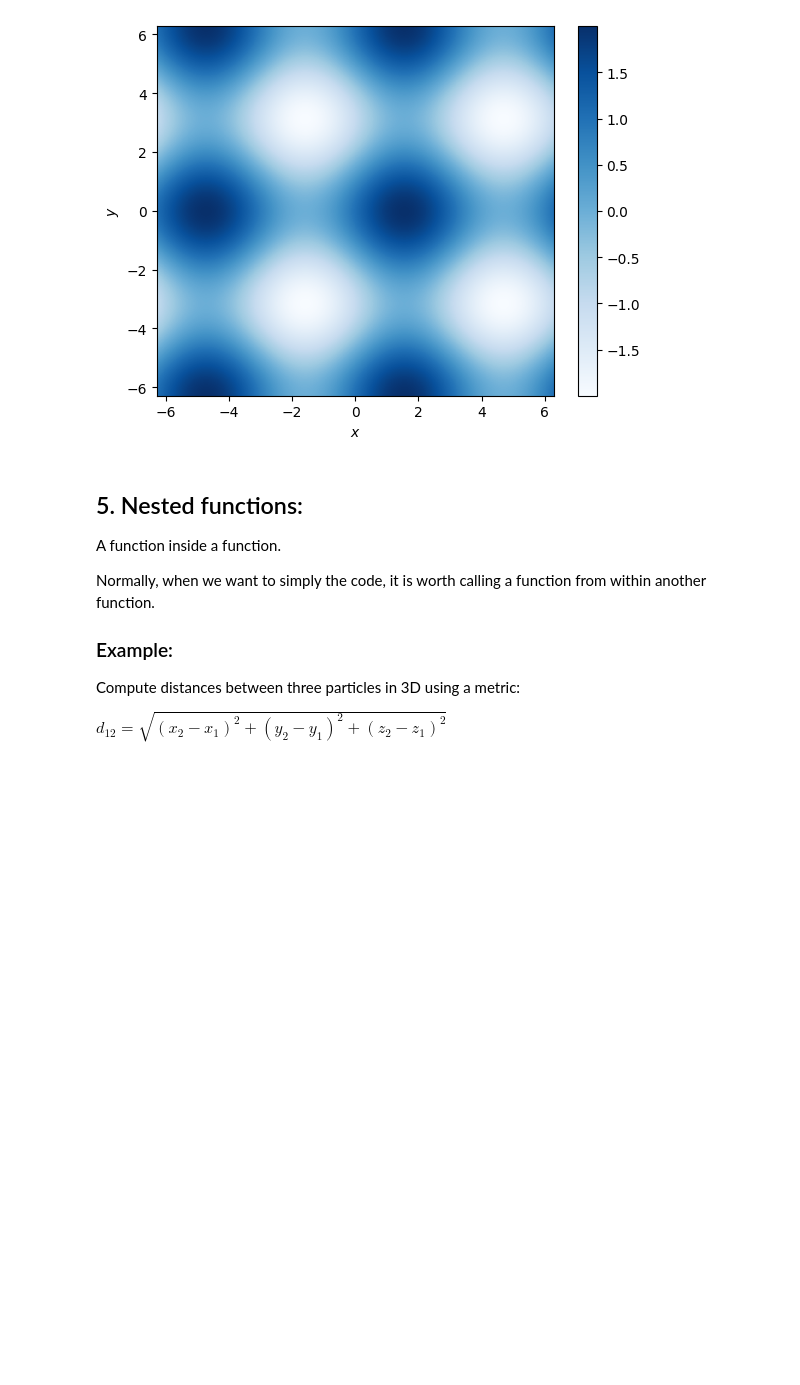
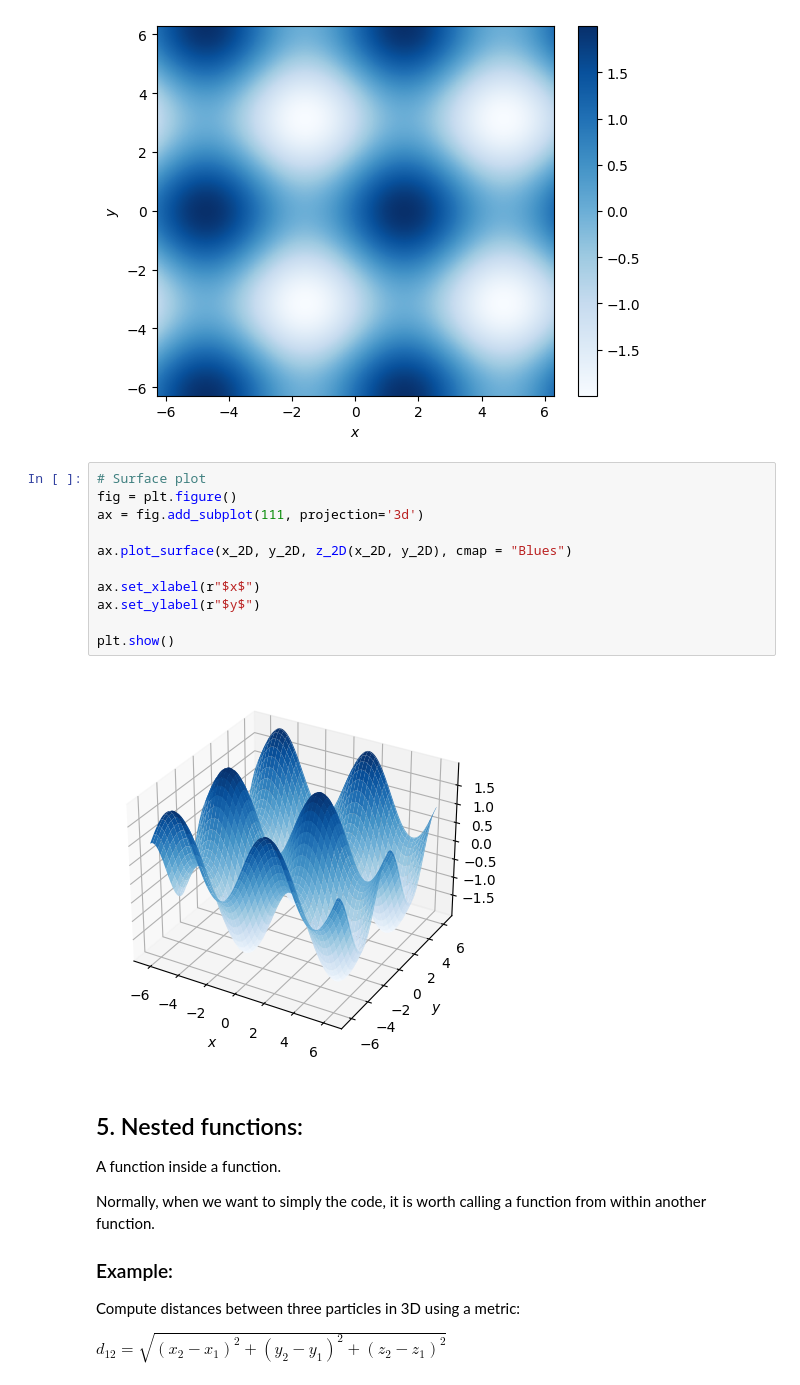
Before and after one commit to wbandabarragan/computational-physics-1, a Jupyter notebook: unit-1/107-Python-Functions.ipynb, the cells around one changed output. Saved outputs shown, nothing was run; the diff lists cells and outputs as text; blank space fills up the shorter version.

```diff
--- a/unit-1/107-Python-Functions.ipynb
+++ b/unit-1/107-Python-Functions.ipynb
@@ -301,6 +301,19 @@ plt.ylabel(r"$y$")
 plt.show()
 # %% [output]
 [figure]
+# %%
+# Surface plot
+fig = plt.figure()
+ax = fig.add_subplot(111, projection='3d')
+
+ax.plot_surface(x_2D, y_2D, z_2D(x_2D, y_2D), cmap = "Blues")
+
+ax.set_xlabel(r"$x$")
+ax.set_ylabel(r"$y$")
+
+plt.show()
+# %% [output]
+[figure, added]
 # %% [markdown]
 ## 5. Nested functions:
 
```
Also changed, not shown: parts of 14 cells of this notebook.
